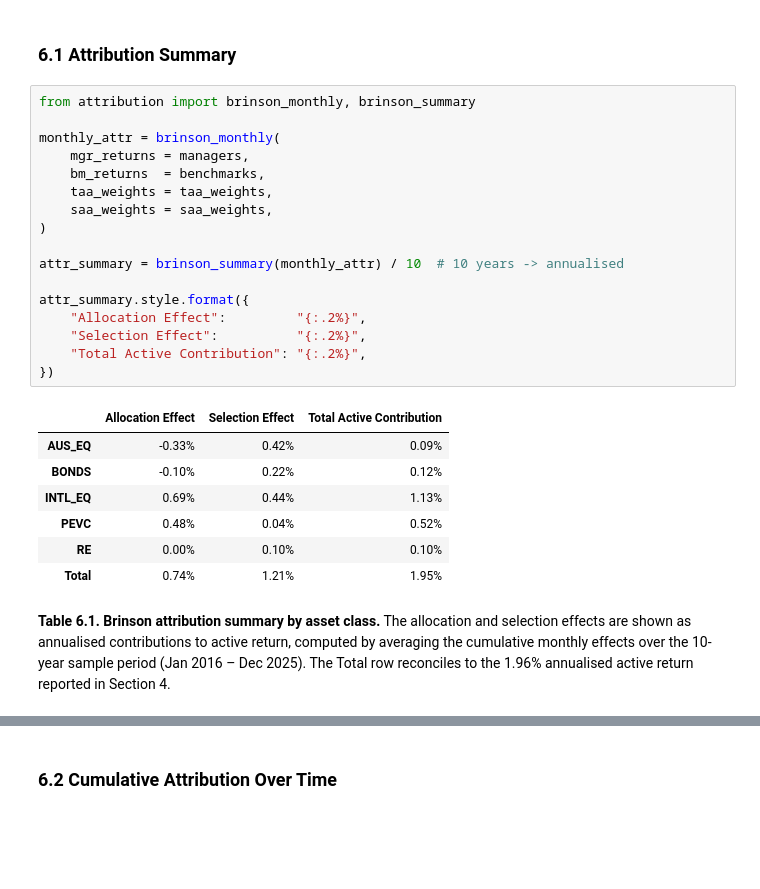
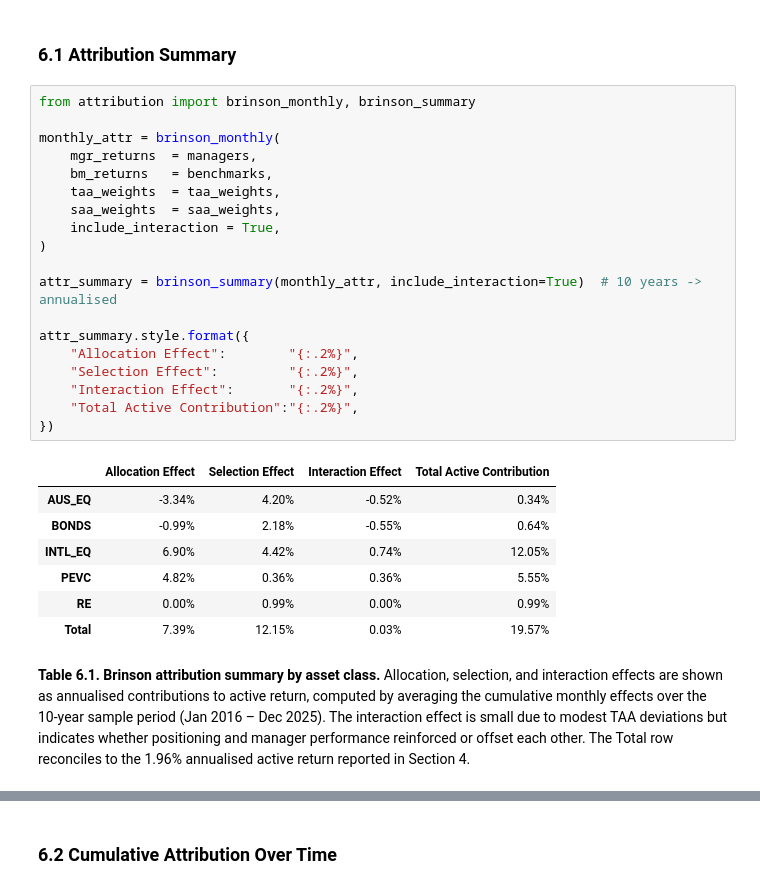
Before and after one commit to CathyLin789/MultiAssetPortfolio-Cathy_Caden_Archer_Sienna, a Jupyter notebook: notebooks/multi_asset_report.ipynb, the cells around one changed output, grey strips where cells are left out. Drawn from its saved outputs; the diff is of its cells as text; blank space fills up the shorter version.

```diff
--- a/notebooks/multi_asset_report.ipynb
+++ b/notebooks/multi_asset_report.ipynb
@@ -425,28 +429,30 @@ This section breaks down the fund's active return into its key drivers using a B
 # %%
 from attribution import brinson_monthly, brinson_summary
 
 monthly_attr = brinson_monthly(
-    mgr_returns = managers,
-    bm_returns  = benchmarks,
-    taa_weights = taa_weights,
-    saa_weights = saa_weights,
+    mgr_returns  = managers,
+    bm_returns   = benchmarks,
+    taa_weights  = taa_weights,
+    saa_weights  = saa_weights,
+    include_interaction = True,
 )
 
-attr_summary = brinson_summary(monthly_attr) / 10  # 10 years -> annualised
+attr_summary = brinson_summary(monthly_attr, include_interaction=True)  # 10 years -> annualised
 
 attr_summary.style.format({
-    "Allocation Effect":         "{:.2%}",
-    "Selection Effect":          "{:.2%}",
-    "Total Active Contribution": "{:.2%}",
+    "Allocation Effect":        "{:.2%}",
+    "Selection Effect":         "{:.2%}",
+    "Interaction Effect":       "{:.2%}",
+    "Total Active Contribution":"{:.2%}",
 })
 # %% [output]
-|  | Allocation Effect | Selection Effect | Total Active Contribution |
-| AUS_EQ | -0.33% | 0.42% | 0.09% |
-| BONDS | -0.10% | 0.22% | 0.12% |
-| INTL_EQ | 0.69% | 0.44% | 1.13% |
-| PEVC | 0.48% | 0.04% | 0.52% |
-| RE | 0.00% | 0.10% | 0.10% |
-| Total | 0.74% | 1.21% | 1.95% |
+|  | Allocation Effect | Selection Effect | Interaction Effect | Total Active Contribution |
+| AUS_EQ | -3.34% | 4.20% | -0.52% | 0.34% |
+| BONDS | -0.99% | 2.18% | -0.55% | 0.64% |
+| INTL_EQ | 6.90% | 4.42% | 0.74% | 12.05% |
+| PEVC | 4.82% | 0.36% | 0.36% | 5.55% |
+| RE | 0.00% | 0.99% | 0.00% | 0.99% |
+| Total | 7.39% | 12.15% | 0.03% | 19.57% |
 # %% [markdown]
-**Table 6.1. Brinson attribution summary by asset class.** The allocation and selection effects are shown as annualised contributions to active return, computed by averaging the cumulative monthly effects over the 10-year sample period (Jan 2016 – Dec 2025). The Total row reconciles to the 1.96% annualised active return reported in Section 4.
+**Table 6.1. Brinson attribution summary by asset class.** Allocation, selection, and interaction effects are shown as annualised contributions to active return, computed by averaging the cumulative monthly effects over the 10-year sample period (Jan 2016 – Dec 2025). The interaction effect is small due to modest TAA deviations but indicates whether positioning and manager performance reinforced or offset each other. The Total row reconciles to the 1.96% annualised active return reported in Section 4.
 # %%
```
Also changed, not shown: parts of 8 cells of this notebook.
